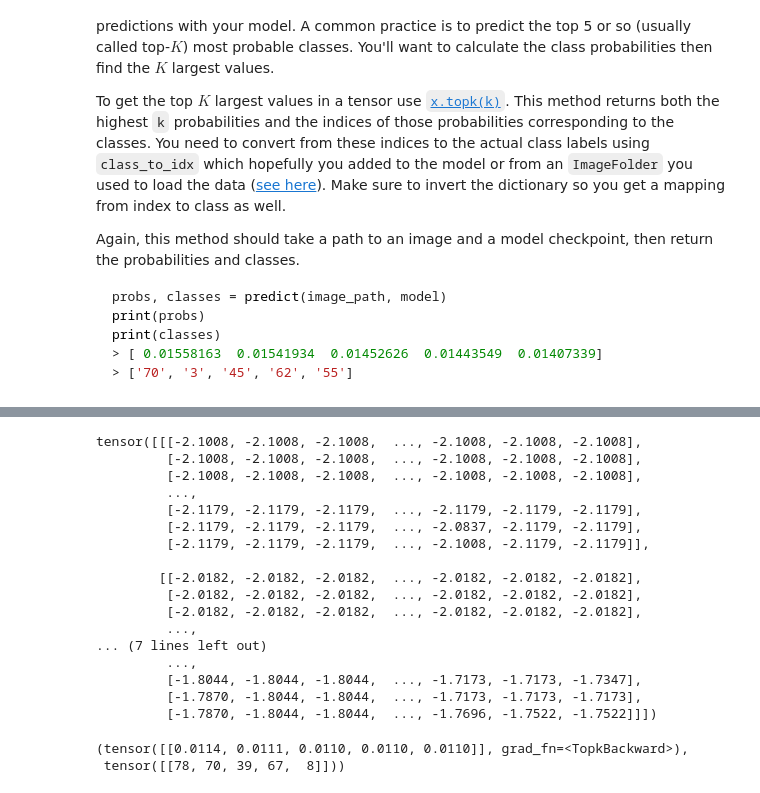
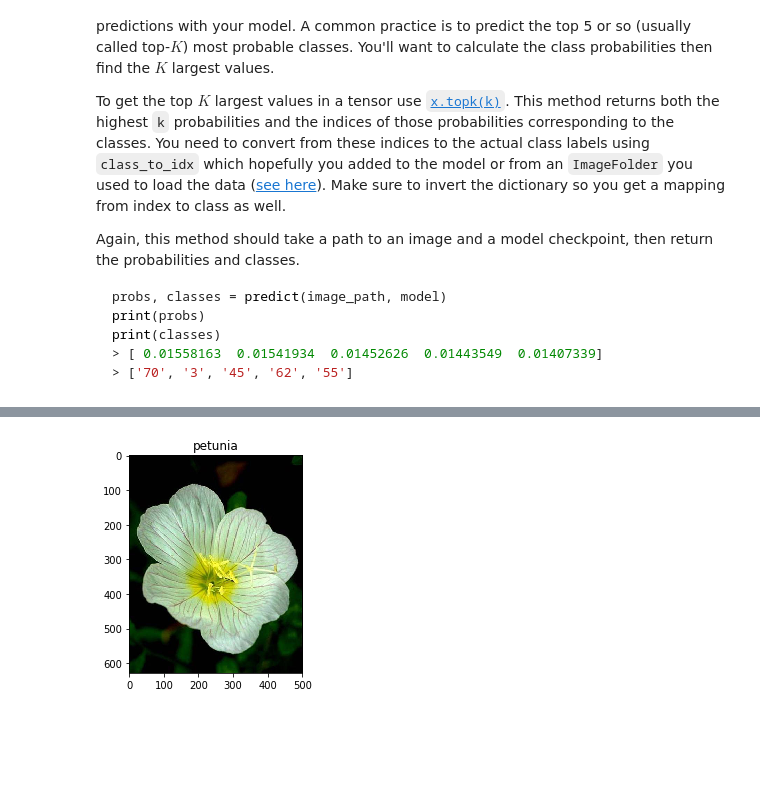
Before and after one commit to sarauny/DSND_Term1-master, a Jupyter notebook: projects/p2_image_classifier/Image Classifier Project.ipynb, the cells around one changed output, grey strips where cells are left out. Saved outputs shown, nothing was run; the diff lists cells and outputs as text; code cells hidden in the pictures; blank space fills up the shorter version.

```diff
--- a/projects/p2_image_classifier/Image Classifier Project.ipynb
+++ b/projects/p2_image_classifier/Image Classifier Project.ipynb
@@ -286,8 +305,10 @@ model.epochs = epochs
 
 checkpoint = {'state_dict': model.state_dict(),
               'optimizer_state_dict': optimizer.state_dict(),
-              'classifier':classifier,
+              'classifier':model.classifier,
               'class_to_idx': model.class_to_idx,
-              'epochs': model.epochs}
+              'epochs': model.epochs,
+              'lr': 0.001
+             }
 
 torch.save(checkpoint, 'checkpoint.pth')
@@ -299,7 +322,7 @@ At this point it's good to write a function that can load a checkpoint and rebui
 # TODO: Write a function that loads a checkpoint and rebuilds the model
 def load_checkpoint(filepath):
     model = models.vgg16(pretrained=True)
-    optimizer = optim.Adam(classifier.parameters(), lr=0.001)
+    optimizer = optim.Adam(model.classifier.parameters(), lr=0.001)
 
     checkpoint = torch.load(filepath)
 
@@ -450,18 +515,27 @@ def predict(image_path, model, topk=5):
 
     # TODO: Implement the code to predict the class from an image file
     # load and transform images
-    image = Image.open(image_path)
-    image = process_image(image)
-    print(image)
+    image = process_image(image_path)
+
     # Convert 2D image to 1D vector
     image = np.expand_dims(image, 0)
     image = torch.from_numpy(image)
+    image = image.float().to(device)
 
     model.eval()
     ps = torch.exp(model.forward(image))
     top_p, top_class = ps.topk(topk, dim=1)
 
-    return top_p, top_class
+    top_p = np.array(top_p.detach())[0]
+    top_class = np.array(top_class.detach())[0]
+
+    index_to_class = {val: key for key, val in model.class_to_idx.items()}
+    top_classes = [index_to_class[each] for each in top_class]
+
+    # change integer to flower name
+    top_flowers = [cat_to_name[each] for each in top_classes]
+
+    return top_p, top_classes, top_flowers
 # %% [markdown]
 ## Sanity Checking
 
@@ -473,24 +547,12 @@ You can convert from the class integer encoding to actual flower names with the
 # %%
 # TODO: Display an image along with the top 5 classes
 image_path = 'image_06739.jpg'
-predict(image_path, model, topk=5)
+image = process_image(image_path)
+top_p, top_classes, top_flowers = predict(image_path, model, topk=5)
+title_name = top_flowers[0]
-# %% [output]
-tensor([[[-2.1008, -2.1008, -2.1008,  ..., -2.1008, -2.1008, -2.1008],
-         [-2.1008, -2.1008, -2.1008,  ..., -2.1008, -2.1008, -2.1008],
-         [-2.1008, -2.1008, -2.1008,  ..., -2.1008, -2.1008, -2.1008],
-         ...,
-         [-2.1179, -2.1179, -2.1179,  ..., -2.1179, -2.1179, -2.1179],
-         [-2.1179, -2.1179, -2.1179,  ..., -2.0837, -2.1179, -2.1179],
-         [-2.1179, -2.1179, -2.1179,  ..., -2.1008, -2.1179, -2.1179]],
-
-        [[-2.0182, -2.0182, -2.0182,  ..., -2.0182, -2.0182, -2.0182],
-         [-2.0182, -2.0182, -2.0182,  ..., -2.0182, -2.0182, -2.0182],
-         [-2.0182, -2.0182, -2.0182,  ..., -2.0182, -2.0182, -2.0182],
-         ...,
-... (7 lines left out)
-         ...,
-         [-1.8044, -1.8044, -1.8044,  ..., -1.7173, -1.7173, -1.7347],
-         [-1.7870, -1.8044, -1.8044,  ..., -1.7173, -1.7173, -1.7173],
-         [-1.7870, -1.8044, -1.8044,  ..., -1.7696, -1.7522, -1.7522]]])
-(tensor([[0.0114, 0.0111, 0.0110, 0.0110, 0.0110]], grad_fn=<TopkBackward>),
- tensor([[78, 70, 39, 67,  8]]))
+# %%
+with Image.open(image_path) as image:
+    plt.title(title_name)
+    plt.imshow(image)
+# %% [output]
+[figure, added]
```
Also changed, not shown: parts of 11 cells of this notebook, 7 other files.
